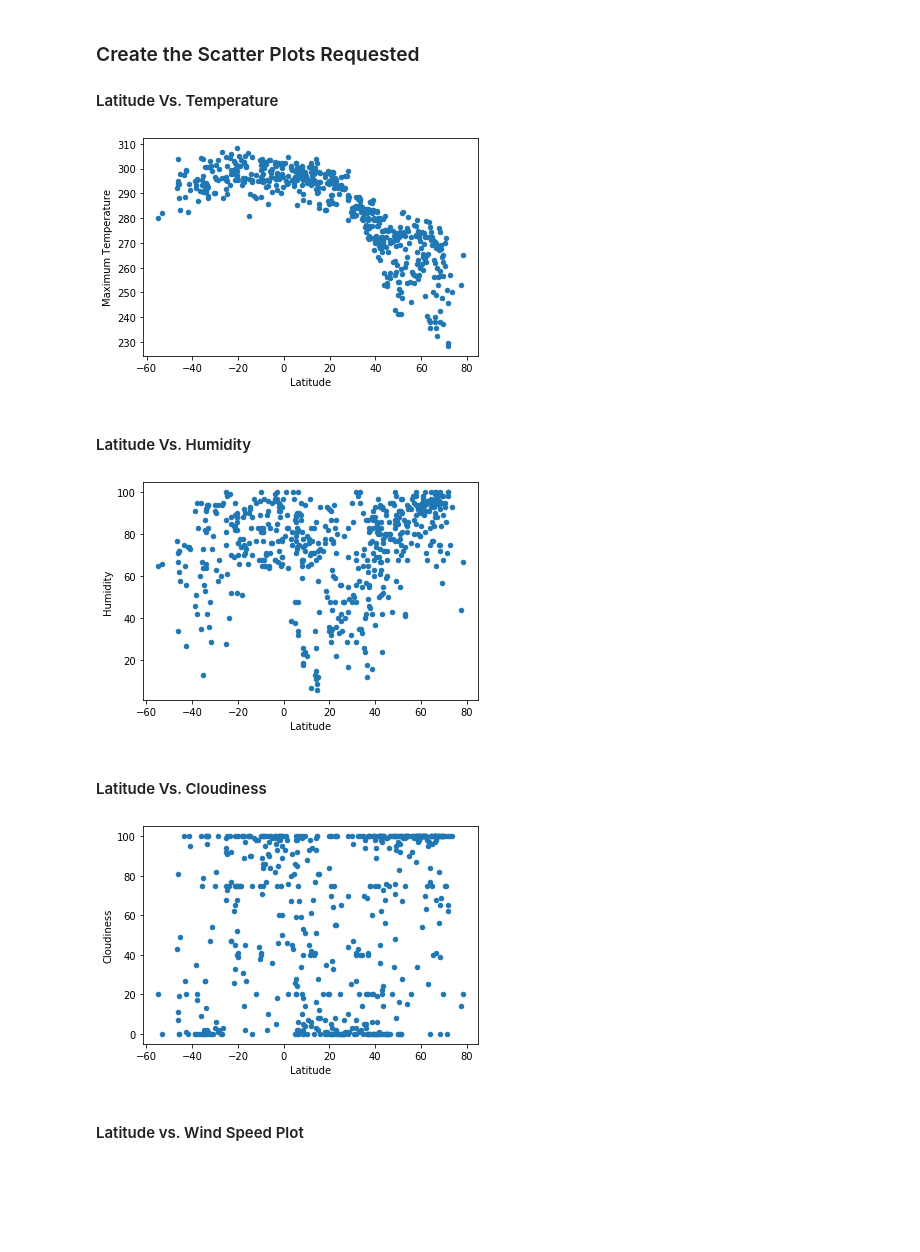
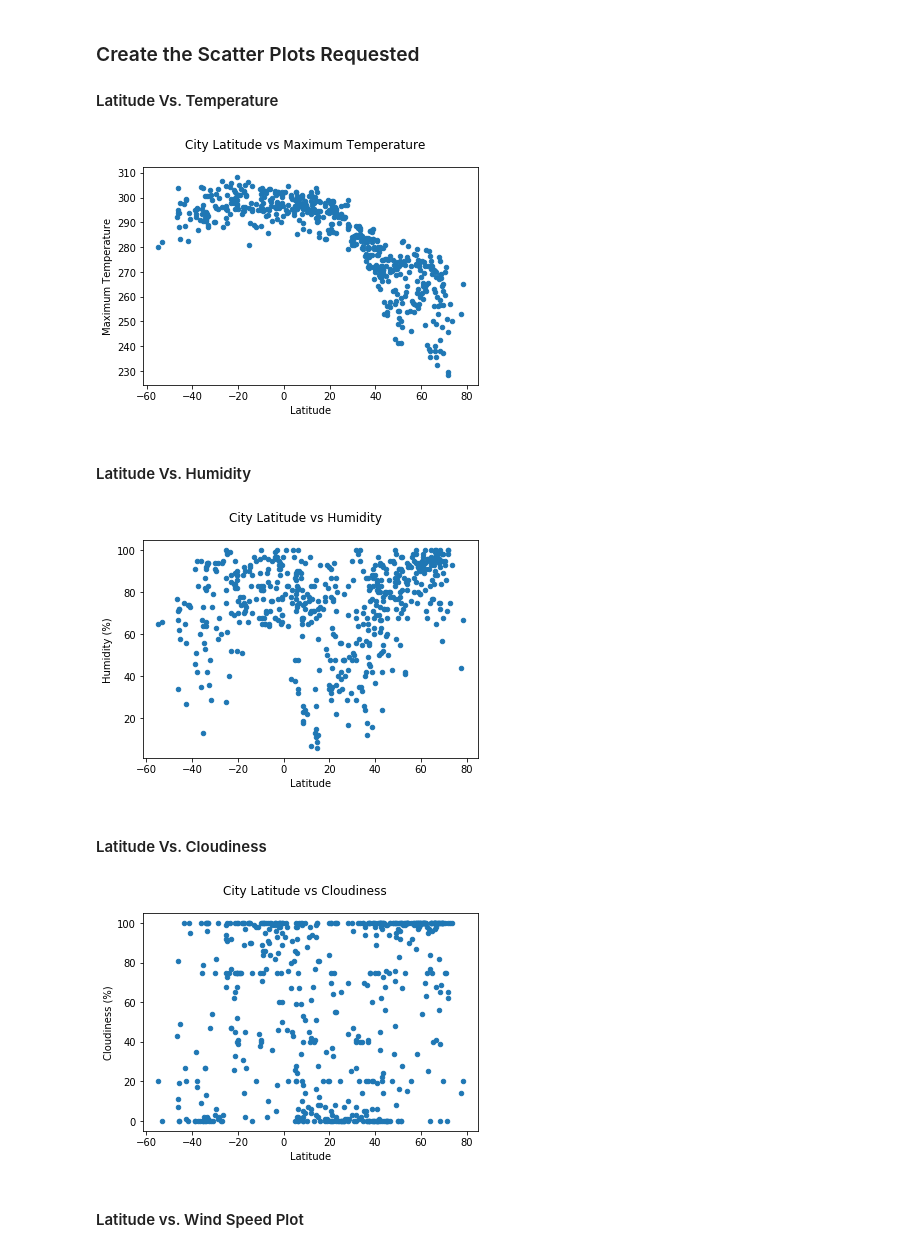
Before and after one commit to lansotto/python-api-challenge, a Jupyter notebook: WeatherPy/WeatherPy.ipynb, the cells around one changed output. Saved outputs shown, nothing was run; the diff lists cells and outputs as text; code cells hidden in the pictures; blank space fills up the shorter version.

```diff
--- a/WeatherPy/WeatherPy.ipynb
+++ b/WeatherPy/WeatherPy.ipynb
@@ -217,18 +217,18 @@ city_data_df.head()
 # %%
 # Build scatter plot for latitude vs. temperature
 city_data_df.plot(x="Lat",y="Max Temp",kind="scatter",marker="o")
 
 # Incorporate the other graph properties
 plt.xlabel("Latitude")
 plt.ylabel("Maximum Temperature")
-
+plt.suptitle('City Latitude vs Maximum Temperature')
 # Save the figure
 plt.savefig("output_data/Fig1.png")
 
 # Show plot
 plt.show()
 # %% [output]
-[figure, old version]
+[figure, new version]
 # %% [markdown]
 #### Latitude Vs. Humidity
 # %%
@@ -237,15 +237,15 @@ city_data_df.plot(x="Lat",y="Humidity",kind="scatter",marker="o")
 
 # Incorporate the other graph properties
 plt.xlabel("Latitude")
-plt.ylabel("Humidity")
-
+plt.ylabel("Humidity (%)")
+plt.suptitle('City Latitude vs Humidity')
 # Save the figure
 plt.savefig("output_data/Fig2.png")
 
 # Show plot
 plt.show()
 # %% [output]
-[figure, old version]
+[figure, new version]
 # %% [markdown]
 #### Latitude Vs. Cloudiness
 # %%
@@ -254,8 +254,8 @@ city_data_df.plot(x="Lat",y="Cloudiness",kind="scatter",marker="o")
 
 # Incorporate the other graph properties
 plt.xlabel("Latitude")
-plt.ylabel("Cloudiness")
-
+plt.ylabel("Cloudiness (%)")
+plt.suptitle('City Latitude vs Cloudiness')
 
 # Save the figure
 plt.savefig("output_data/Fig3.png")
@@ -263,7 +263,7 @@ plt.savefig("output_data/Fig3.png")
 # Show plot
 plt.show()
 # %% [output]
-[figure, old version]
+[figure, new version]
 # %% [markdown]
 #### Latitude vs. Wind Speed Plot
 # %%
```
Also changed, not shown: parts of 2 cells of this notebook, 3 other files.
